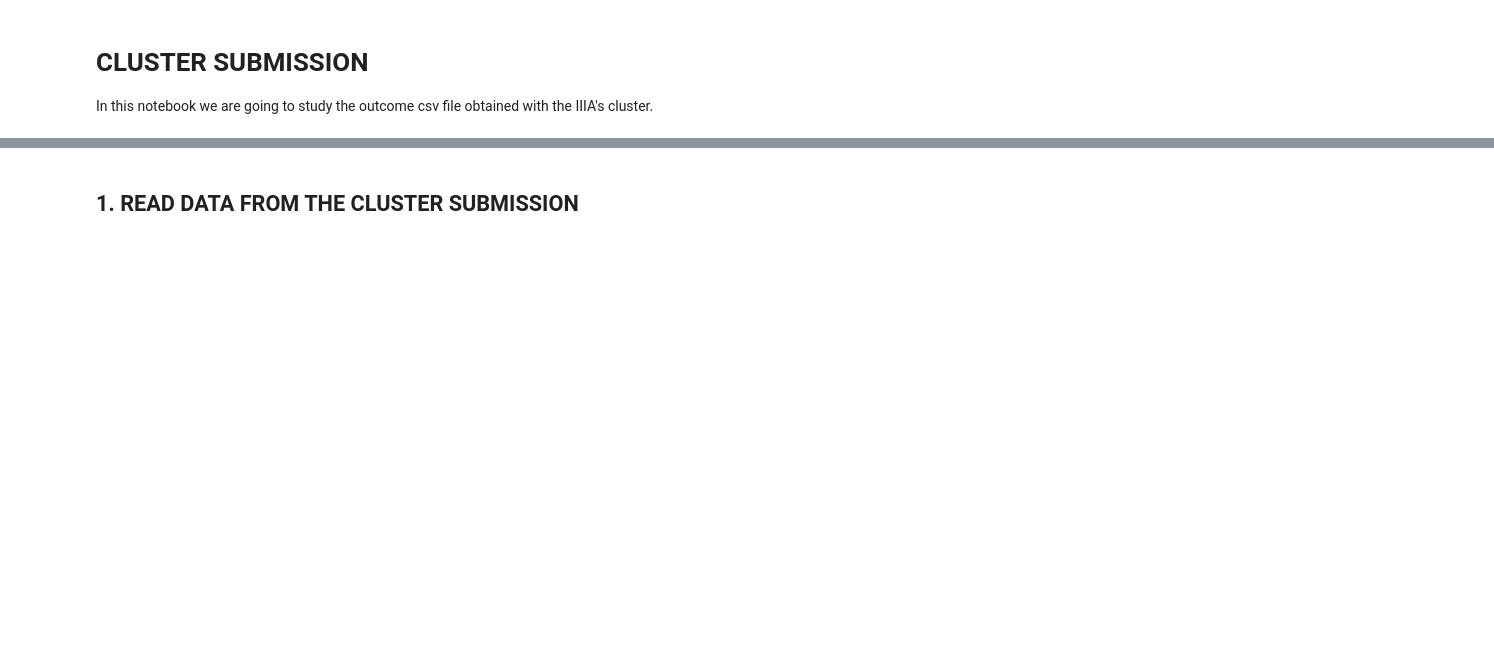
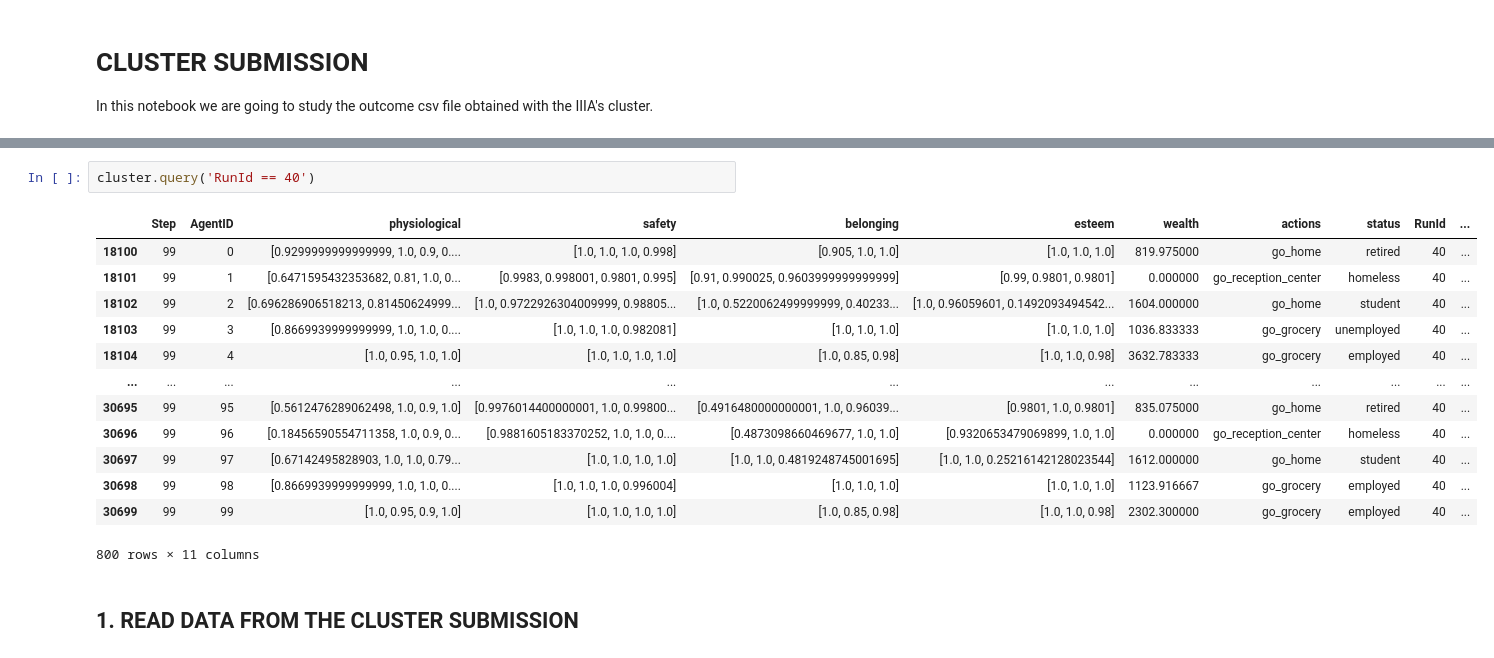
Before and after one commit to yuvalw11/Aporophobia-recreation, a Jupyter notebook: Results/cluster.ipynb, the cells around one changed output, grey strips where cells are left out. Drawn from its saved outputs; the diff is of its cells as text; blank space fills up the shorter version.

```diff
--- a/Results/cluster.ipynb
+++ b/Results/cluster.ipynb
@@ -38,3 +37,19 @@ cluster
+# %%
+cluster.query('RunId == 40')
+# %% [output]
+|  | Step | AgentID | physiological | safety | belonging | esteem | wealth | actions | status | RunId | ... |
+| 18100 | 99 | 0 | [0.9299999999999999, 1.0, 0.9, 0.... | [1.0, 1.0, 1.0, 0.998] | [0.905, 1.0, 1.0] | [1.0, 1.0, 1.0] | 819.975000 | go_home | retired | 40 | ... |
+| 18101 | 99 | 1 | [0.6471595432353682, 0.81, 1.0, 0... | [0.9983, 0.998001, 0.9801, 0.995] | [0.91, 0.990025, 0.9603999999999999] | [0.99, 0.9801, 0.9801] | 0.000000 | go_reception_center | homeless | 40 | ... |
+| 18102 | 99 | 2 | [0.696286906518213, 0.81450624999... | [1.0, 0.9722926304009999, 0.98805... | [1.0, 0.5220062499999999, 0.40233... | [1.0, 0.96059601, 0.1492093494542... | 1604.000000 | go_home | student | 40 | ... |
+| 18103 | 99 | 3 | [0.8669939999999999, 1.0, 1.0, 0.... | [1.0, 1.0, 1.0, 0.982081] | [1.0, 1.0, 1.0] | [1.0, 1.0, 1.0] | 1036.833333 | go_grocery | unemployed | 40 | ... |
+| 18104 | 99 | 4 | [1.0, 0.95, 1.0, 1.0] | [1.0, 1.0, 1.0, 1.0] | [1.0, 0.85, 0.98] | [1.0, 1.0, 0.98] | 3632.783333 | go_grocery | employed | 40 | ... |
+| ... | ... | ... | ... | ... | ... | ... | ... | ... | ... | ... | ... |
+| 30695 | 99 | 95 | [0.5612476289062498, 1.0, 0.9, 1.0] | [0.9976014400000001, 1.0, 0.99800... | [0.4916480000000001, 1.0, 0.96039... | [0.9801, 1.0, 0.9801] | 835.075000 | go_home | retired | 40 | ... |
+| 30696 | 99 | 96 | [0.18456590554711358, 1.0, 0.9, 0... | [0.9881605183370252, 1.0, 1.0, 0.... | [0.4873098660469677, 1.0, 1.0] | [0.9320653479069899, 1.0, 1.0] | 0.000000 | go_reception_center | homeless | 40 | ... |
+| 30697 | 99 | 97 | [0.67142495828903, 1.0, 1.0, 0.79... | [1.0, 1.0, 1.0, 1.0] | [1.0, 1.0, 0.4819248745001695] | [1.0, 1.0, 0.25216142128023544] | 1612.000000 | go_home | student | 40 | ... |
+| 30698 | 99 | 98 | [0.8669939999999999, 1.0, 1.0, 0.... | [1.0, 1.0, 1.0, 0.996004] | [1.0, 1.0, 1.0] | [1.0, 1.0, 1.0] | 1123.916667 | go_grocery | employed | 40 | ... |
+| 30699 | 99 | 99 | [1.0, 0.95, 0.9, 1.0] | [1.0, 1.0, 1.0, 1.0] | [1.0, 0.85, 0.98] | [1.0, 1.0, 0.98] | 2302.300000 | go_grocery | employed | 40 | ... |
+800 rows × 11 columns
 # %% [markdown]
 ## 1. READ DATA FROM THE CLUSTER SUBMISSION
 # %% [markdown]
```
Also changed, not shown: parts of 3 cells of this notebook, 1 other file.
